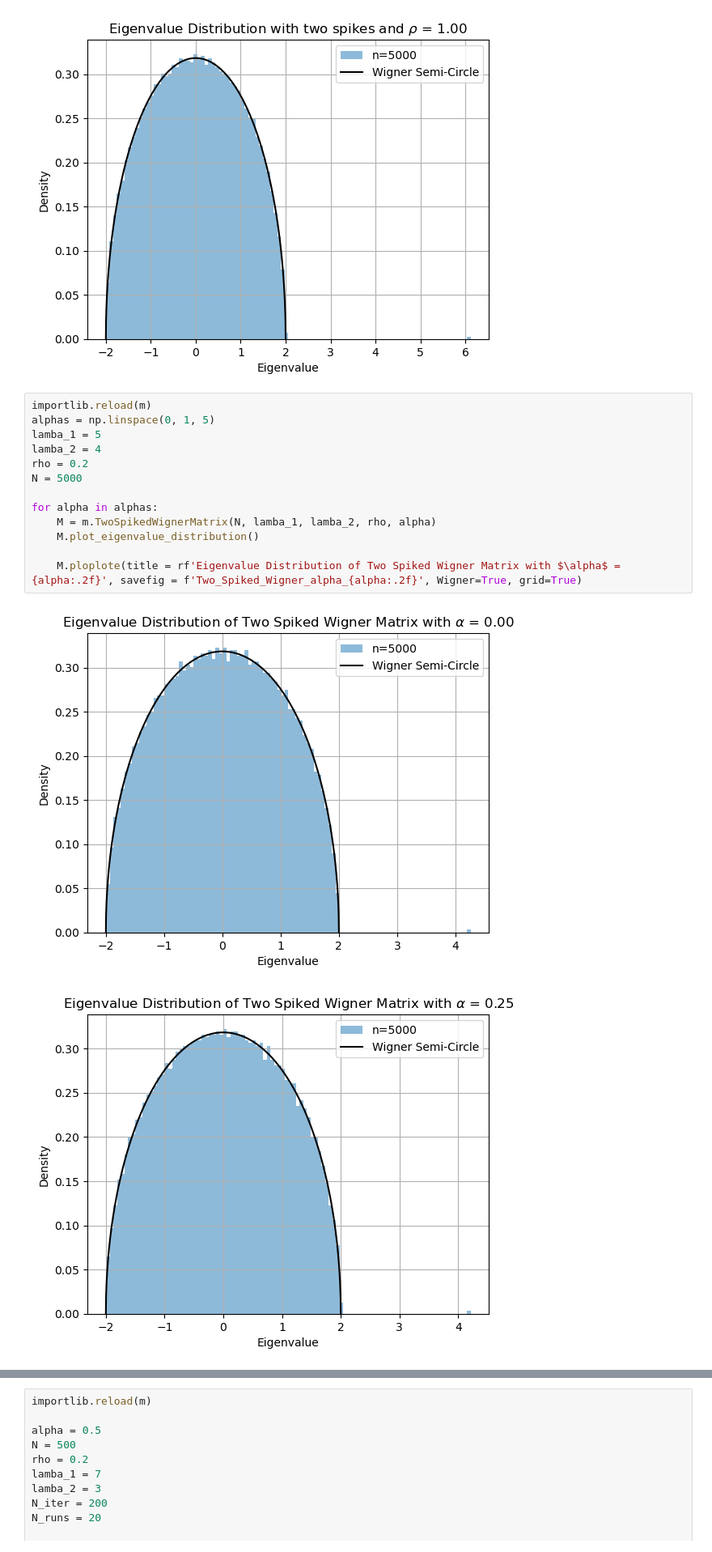
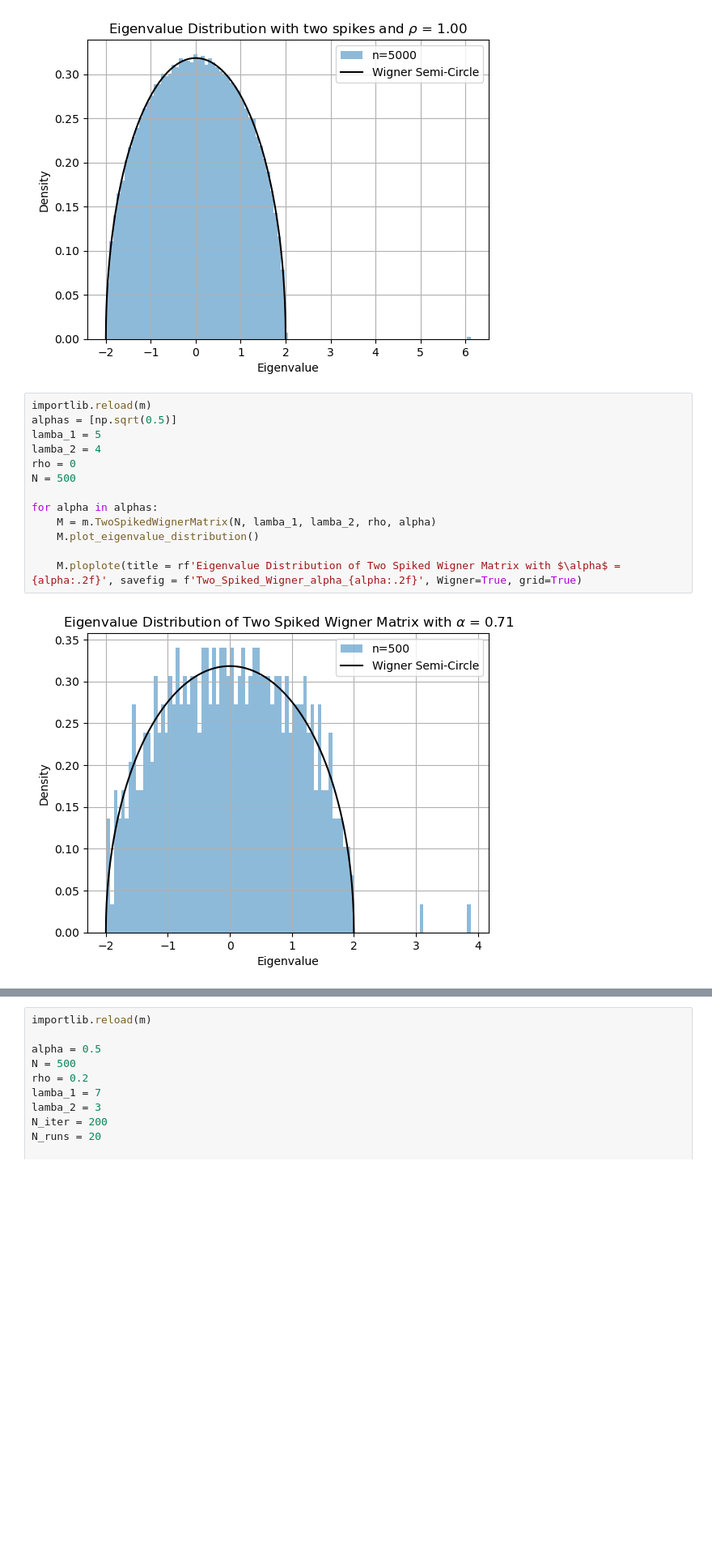
Before and after one commit to Taliesin123/Physics_The_Projects, a Jupyter notebook: Spike_code/Plots_1.ipynb, the cells around one changed output, grey strips where cells are left out. Shown at 81% size. Drawn from its saved outputs; the diff is of its cells as text; blank space fills up the shorter version.

Commit message:
pleins de nouveaux plots

```diff
--- a/Spike_code/Plots_1.ipynb
+++ b/Spike_code/Plots_1.ipynb
@@ -67,17 +67,16 @@ for rho in rhos:
 [figure]
 # %%
 importlib.reload(m)
-alphas = np.linspace(0, 1, 5)
+alphas = [np.sqrt(0.5)]
 lamba_1 = 5
 lamba_2 = 4
-rho = 0.2
-N = 5000
+rho = 0
+N = 500
 
 for alpha in alphas:
     M = m.TwoSpikedWignerMatrix(N, lamba_1, lamba_2, rho, alpha)
     M.plot_eigenvalue_distribution()
 
     M.ploplote(title = rf'Eigenvalue Distribution of Two Spiked Wigner Matrix with $\alpha$ = {alpha:.2f}', savefig = f'Two_Spiked_Wigner_alpha_{alpha:.2f}', Wigner=True, grid=True)
 # %% [output]
-[figure, old version]
+[figure, new version]
-[figure, removed]
```
Also changed, not shown: parts of 1 cell of this notebook, 19 other files.
